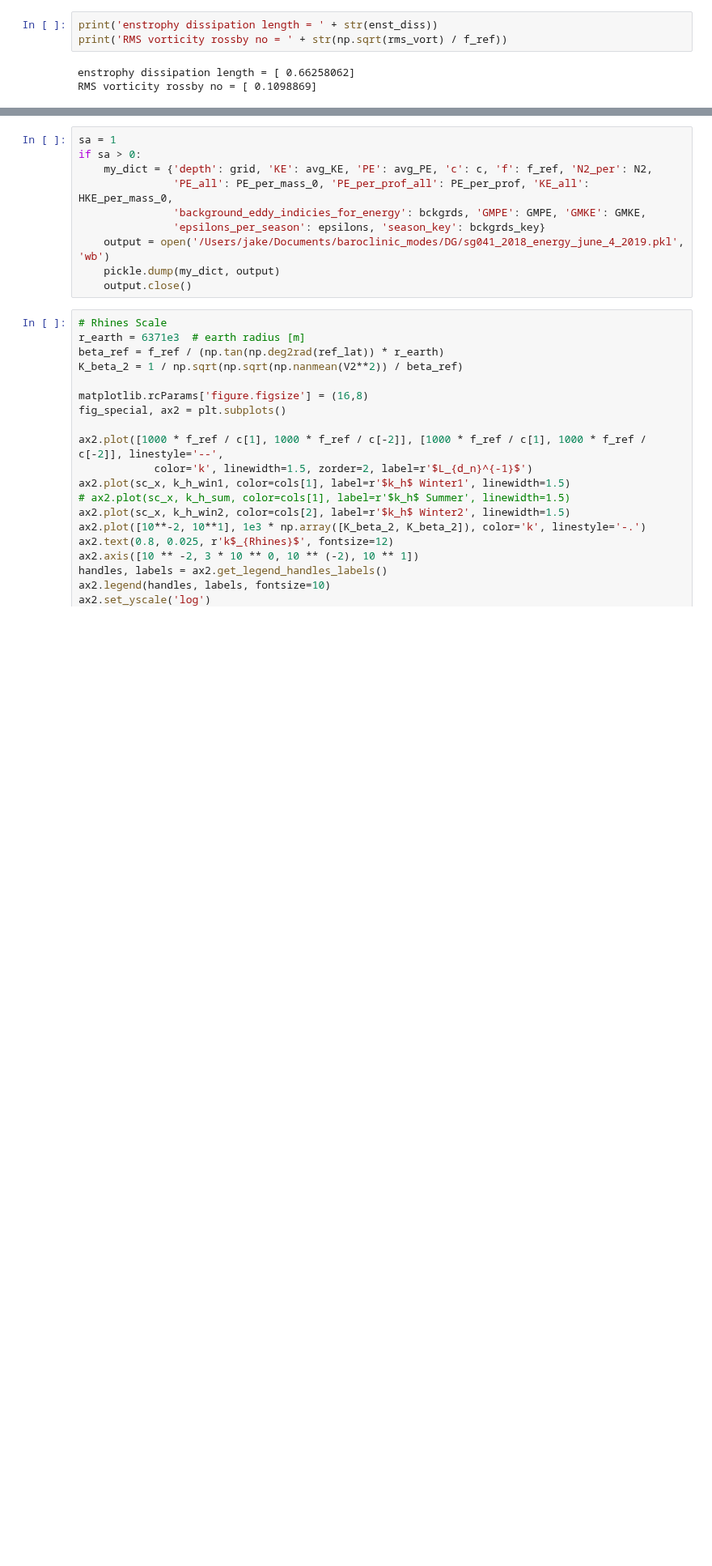
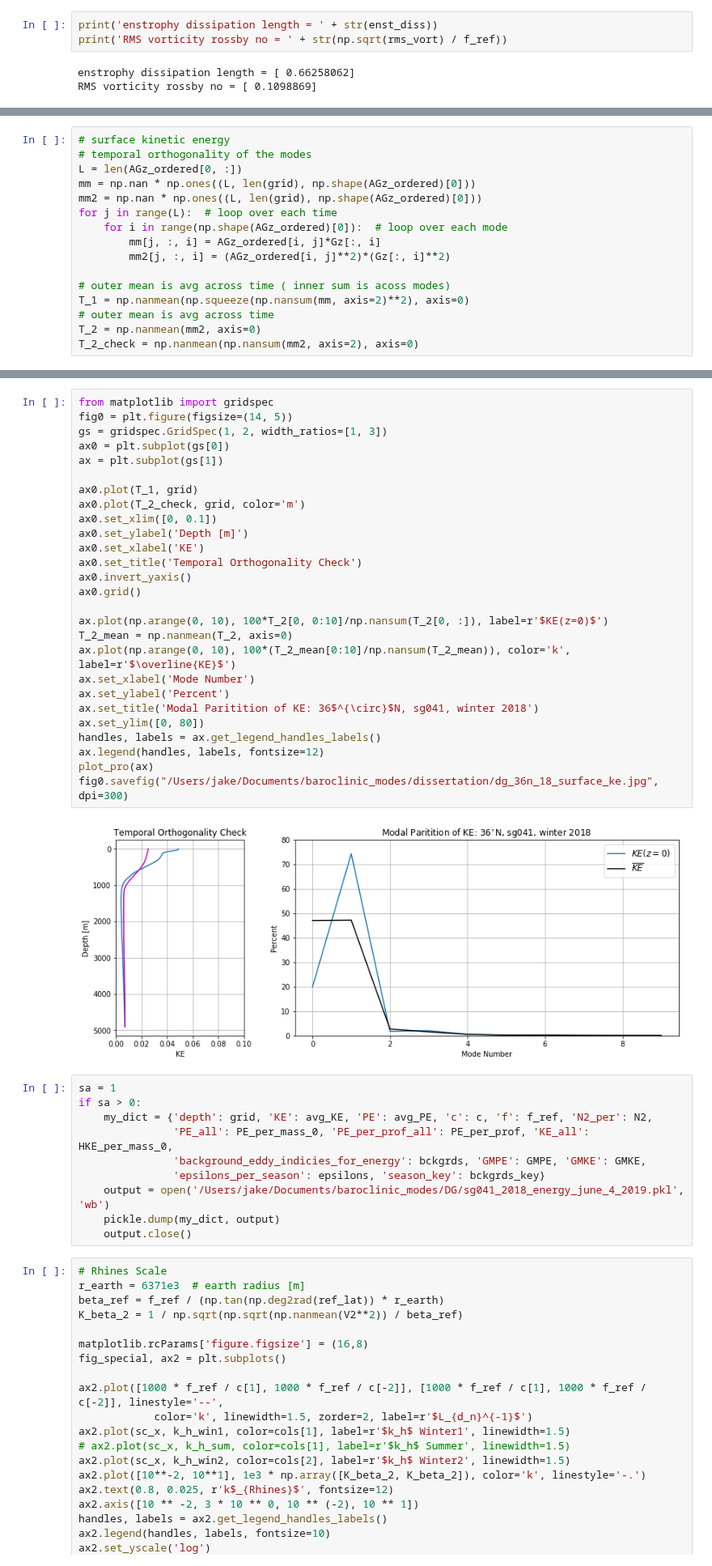
Before and after one commit to jakesteinberg/geostrophic_turbulence, a Jupyter notebook: 36N_dg_2018_mode_projections .ipynb, the cells around one changed output, grey strips where cells are left out. Shown at 81% size. Drawn from its saved outputs; the diff is of its cells as text; blank space fills up the shorter version.

```diff
--- a/36N_dg_2018_mode_projections .ipynb
+++ b/36N_dg_2018_mode_projections .ipynb
@@ -1390,0 +1386,16 @@ dk
+# %%
+# surface kinetic energy
+# temporal orthogonality of the modes
+L = len(AGz_ordered[0, :])
+mm = np.nan * np.ones((L, len(grid), np.shape(AGz_ordered)[0]))
+mm2 = np.nan * np.ones((L, len(grid), np.shape(AGz_ordered)[0]))
+for j in range(L):  # loop over each time
+    for i in range(np.shape(AGz_ordered)[0]):  # loop over each mode
+        mm[j, :, i] = AGz_ordered[i, j]*Gz[:, i]
+        mm2[j, :, i] = (AGz_ordered[i, j]**2)*(Gz[:, i]**2)
+
+# outer mean is avg across time ( inner sum is acoss modes)
+T_1 = np.nanmean(np.squeeze(np.nansum(mm, axis=2)**2), axis=0)
+# outer mean is avg across time
+T_2 = np.nanmean(mm2, axis=0)
+T_2_check = np.nanmean(np.nansum(mm2, axis=2), axis=0)
@@ -1391,3 +1407,32 @@ dk
+# %%
+from matplotlib import gridspec
+fig0 = plt.figure(figsize=(14, 5))
+gs = gridspec.GridSpec(1, 2, width_ratios=[1, 3])
+ax0 = plt.subplot(gs[0])
+ax = plt.subplot(gs[1])
+
+ax0.plot(T_1, grid)
+ax0.plot(T_2_check, grid, color='m')
+ax0.set_xlim([0, 0.1])
+ax0.set_ylabel('Depth [m]')
+ax0.set_xlabel('KE')
+ax0.set_title('Temporal Orthogonality Check')
+ax0.invert_yaxis()
+ax0.grid()
+
+ax.plot(np.arange(0, 10), 100*T_2[0, 0:10]/np.nansum(T_2[0, :]), label=r'$KE(z=0)$')
+T_2_mean = np.nanmean(T_2, axis=0)
+ax.plot(np.arange(0, 10), 100*(T_2_mean[0:10]/np.nansum(T_2_mean)), color='k', label=r'$\overline{KE}$')
+ax.set_xlabel('Mode Number')
+ax.set_ylabel('Percent')
+ax.set_title('Modal Paritition of KE: 36$^{\circ}$N, sg041, winter 2018')
+ax.set_ylim([0, 80])
+handles, labels = ax.get_legend_handles_labels()
+ax.legend(handles, labels, fontsize=12)
+plot_pro(ax)
+fig0.savefig("/Users/jake/Documents/baroclinic_modes/dissertation/dg_36n_18_surface_ke.jpg", dpi=300)
+# %% [output]
+[figure, added]
 # %%
 sa = 1
 if sa > 0:
```
Also changed, not shown: parts of 9 cells of this notebook, 5 other files.
